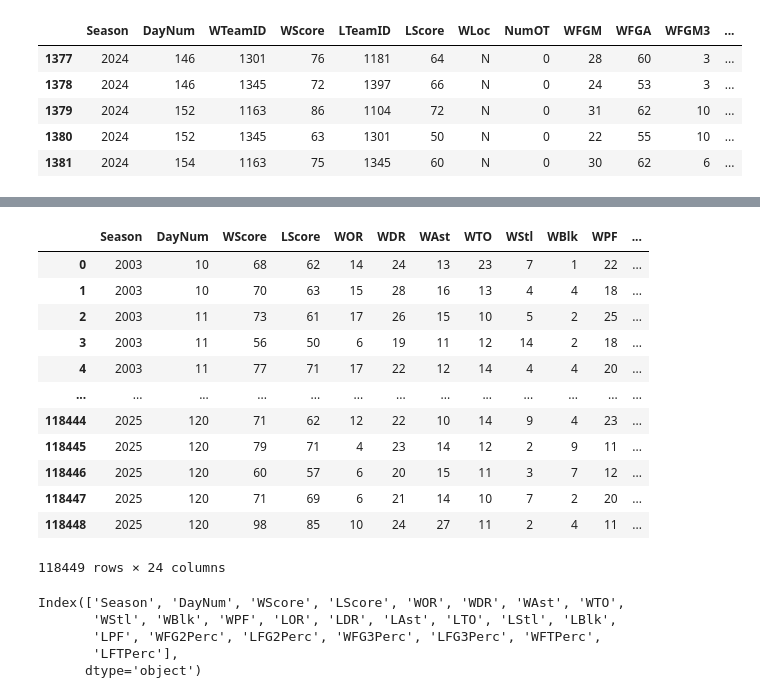
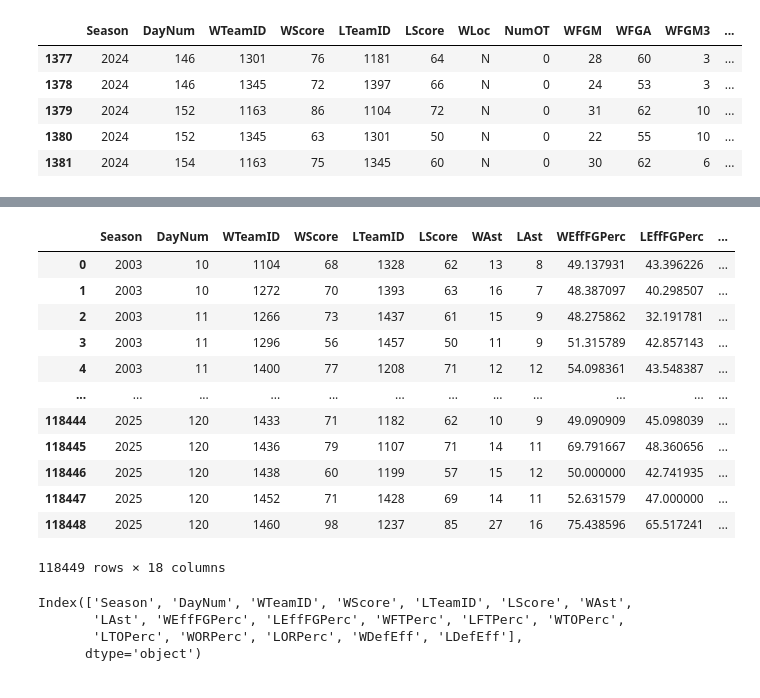
Before and after one commit to sidthakur08/mm-2025, a Jupyter notebook: explore.ipynb, the cells around one changed output, grey strips where cells are left out. Cells and saved outputs as stored; diff of their text form; code cells hidden in the pictures.

```diff
--- a/explore.ipynb
+++ b/explore.ipynb
@@ -86,37 +89,40 @@ detailed_regular.tail()
 | 118447 | 2025 | 120 | 1452 | 71 | 1428 | 69 | A | 0 | 26 | 57 | 8 | ... |
 | 118448 | 2025 | 120 | 1460 | 98 | 1237 | 85 | H | 0 | 36 | 57 | 14 | ... |
 # %%
-detailed_regular['WFG2Perc'] = (detailed_regular['WFGM']-detailed_regular['WFGM3'])/(detailed_regular['WFGA']-detailed_regular['WFGA3'])
-detailed_regular['LFG2Perc'] = (detailed_regular['LFGM']-detailed_regular['LFGM3'])/(detailed_regular['LFGA']-detailed_regular['LFGA3'])
-detailed_regular['WFG3Perc'] = detailed_regular['WFGM3']/detailed_regular['WFGA3']
-detailed_regular['LFG3Perc'] = detailed_regular['LFGM3']/detailed_regular['LFGA3']
-detailed_regular['WFTPerc'] = detailed_regular['WFTM']/(detailed_regular['WFTA']+1)
-detailed_regular['LFTPerc'] = detailed_regular['LFTM']/(detailed_regular['LFTA']+1)
+detailed_regular['WEffFGPerc'] = 100 * (detailed_regular['WFGM'] + (0.5 * detailed_regular['WFGM3']))/detailed_regular['WFGA']
+detailed_regular['LEffFGPerc'] = 100 * (detailed_regular['LFGM'] + (0.5 * detailed_regular['LFGM3']))/detailed_regular['LFGA']
+detailed_regular['WFTPerc'] = 100 * detailed_regular['WFTM']/(detailed_regular['WFTA']+1)
+detailed_regular['LFTPerc'] = 100 * detailed_regular['LFTM']/(detailed_regular['LFTA']+1)
+detailed_regular['WTOPerc'] = 100 * detailed_regular['WTO'] / (detailed_regular['WFGA'] - detailed_regular['WOR'] + detailed_regular['WTO'] + (0.44 * detailed_regular['WFTA']))
+detailed_regular['LTOPerc'] = 100 * detailed_regular['LTO'] / (detailed_regular['LFGA'] - detailed_regular['LOR'] + detailed_regular['LTO'] + (0.44 * detailed_regular['LFTA']))
+detailed_regular['WORPerc'] = 100 * detailed_regular['WOR'] / (detailed_regular['WOR'] + detailed_regular['LDR'])
+detailed_regular['LORPerc'] = 100 * detailed_regular['LOR'] / (detailed_regular['LOR'] + detailed_regular['WDR'])
+detailed_regular['WDefEff'] = (detailed_regular['WStl'] + detailed_regular['WBlk'])/ detailed_regular['WPF']
+detailed_regular['LDefEff'] = (detailed_regular['LStl'] + detailed_regular['LBlk'])/ detailed_regular['LPF']
 # %%
-drop_cols = ['WTeamID','LTeamID','WLoc','NumOT','WFGM','WFGA','LFGM','LFGA','WFGM3','WFGA3','LFGM3','LFGA3','WFTM','WFTA','LFTM','LFTA']
+drop_cols = ['WLoc','NumOT','WFGM','WFGA','LFGM','LFGA','WFGM3','WFGA3','WStl','WBlk','WPF','LFGM3','LFGA3','WFTM','WFTA','LStl','LBlk','LPF','LFTM','LFTA','WOR','WDR','LOR','LDR','WTO','LTO']
 detailed_regular.drop(drop_cols, inplace=True, axis=1)
 detailed_regular
 # %% [output]
-|  | Season | DayNum | WScore | LScore | WOR | WDR | WAst | WTO | WStl | WBlk | WPF | ... |
-| 0 | 2003 | 10 | 68 | 62 | 14 | 24 | 13 | 23 | 7 | 1 | 22 | ... |
-| 1 | 2003 | 10 | 70 | 63 | 15 | 28 | 16 | 13 | 4 | 4 | 18 | ... |
-| 2 | 2003 | 11 | 73 | 61 | 17 | 26 | 15 | 10 | 5 | 2 | 25 | ... |
-| 3 | 2003 | 11 | 56 | 50 | 6 | 19 | 11 | 12 | 14 | 2 | 18 | ... |
-| 4 | 2003 | 11 | 77 | 71 | 17 | 22 | 12 | 14 | 4 | 4 | 20 | ... |
-| ... | ... | ... | ... | ... | ... | ... | ... | ... | ... | ... | ... | ... |
-| 118444 | 2025 | 120 | 71 | 62 | 12 | 22 | 10 | 14 | 9 | 4 | 23 | ... |
-| 118445 | 2025 | 120 | 79 | 71 | 4 | 23 | 14 | 12 | 2 | 9 | 11 | ... |
-| 118446 | 2025 | 120 | 60 | 57 | 6 | 20 | 15 | 11 | 3 | 7 | 12 | ... |
-| 118447 | 2025 | 120 | 71 | 69 | 6 | 21 | 14 | 10 | 7 | 2 | 20 | ... |
-| 118448 | 2025 | 120 | 98 | 85 | 10 | 24 | 27 | 11 | 2 | 4 | 11 | ... |
+|  | Season | DayNum | WTeamID | WScore | LTeamID | LScore | WAst | LAst | WEffFGPerc | LEffFGPerc | ... |
+| 0 | 2003 | 10 | 1104 | 68 | 1328 | 62 | 13 | 8 | 49.137931 | 43.396226 | ... |
+| 1 | 2003 | 10 | 1272 | 70 | 1393 | 63 | 16 | 7 | 48.387097 | 40.298507 | ... |
+| 2 | 2003 | 11 | 1266 | 73 | 1437 | 61 | 15 | 9 | 48.275862 | 32.191781 | ... |
+| 3 | 2003 | 11 | 1296 | 56 | 1457 | 50 | 11 | 9 | 51.315789 | 42.857143 | ... |
+| 4 | 2003 | 11 | 1400 | 77 | 1208 | 71 | 12 | 12 | 54.098361 | 43.548387 | ... |
+| ... | ... | ... | ... | ... | ... | ... | ... | ... | ... | ... | ... |
+| 118444 | 2025 | 120 | 1433 | 71 | 1182 | 62 | 10 | 9 | 49.090909 | 45.098039 | ... |
+| 118445 | 2025 | 120 | 1436 | 79 | 1107 | 71 | 14 | 11 | 69.791667 | 48.360656 | ... |
+| 118446 | 2025 | 120 | 1438 | 60 | 1199 | 57 | 15 | 12 | 50.000000 | 42.741935 | ... |
+| 118447 | 2025 | 120 | 1452 | 71 | 1428 | 69 | 14 | 11 | 52.631579 | 47.000000 | ... |
+| 118448 | 2025 | 120 | 1460 | 98 | 1237 | 85 | 27 | 16 | 75.438596 | 65.517241 | ... |
-118449 rows × 24 columns
+118449 rows × 18 columns
 # %%
 detailed_regular.columns
 # %% [output]
-Index(['Season', 'DayNum', 'WScore', 'LScore', 'WOR', 'WDR', 'WAst', 'WTO',
-       'WStl', 'WBlk', 'WPF', 'LOR', 'LDR', 'LAst', 'LTO', 'LStl', 'LBlk',
-       'LPF', 'WFG2Perc', 'LFG2Perc', 'WFG3Perc', 'LFG3Perc', 'WFTPerc',
-       'LFTPerc'],
+Index(['Season', 'DayNum', 'WTeamID', 'WScore', 'LTeamID', 'LScore', 'WAst',
+       'LAst', 'WEffFGPerc', 'LEffFGPerc', 'WFTPerc', 'LFTPerc', 'WTOPerc',
+       'LTOPerc', 'WORPerc', 'LORPerc', 'WDefEff', 'LDefEff'],
       dtype='object')
 # %%
 def assign_teams(df):
```
Also changed, not shown: parts of 15 cells of this notebook.
